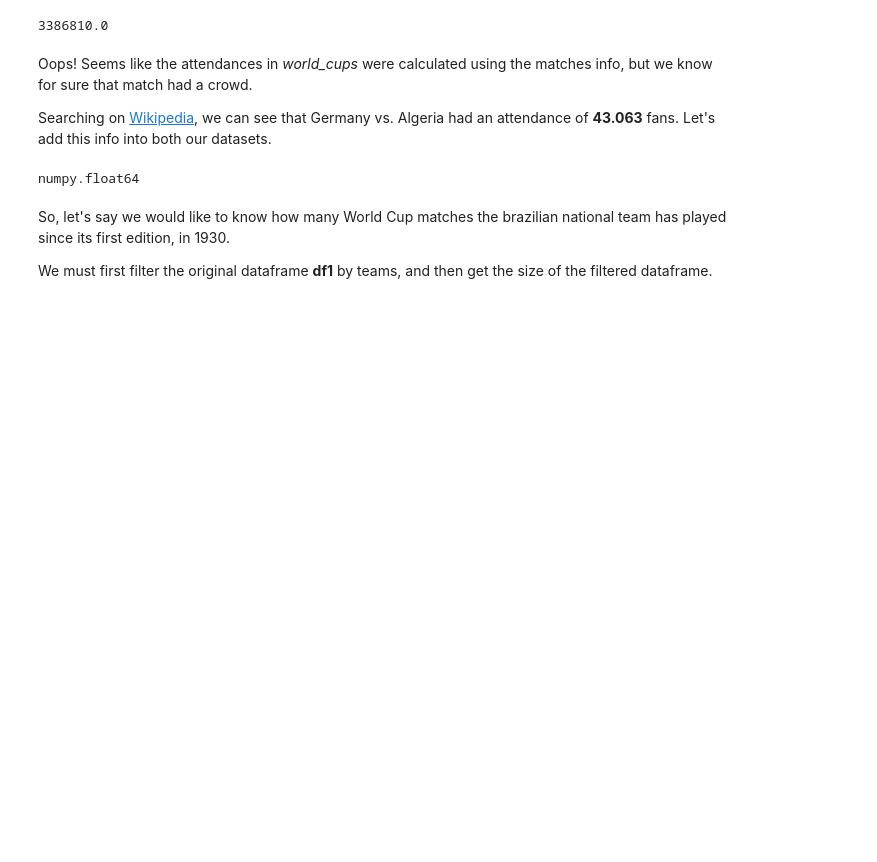
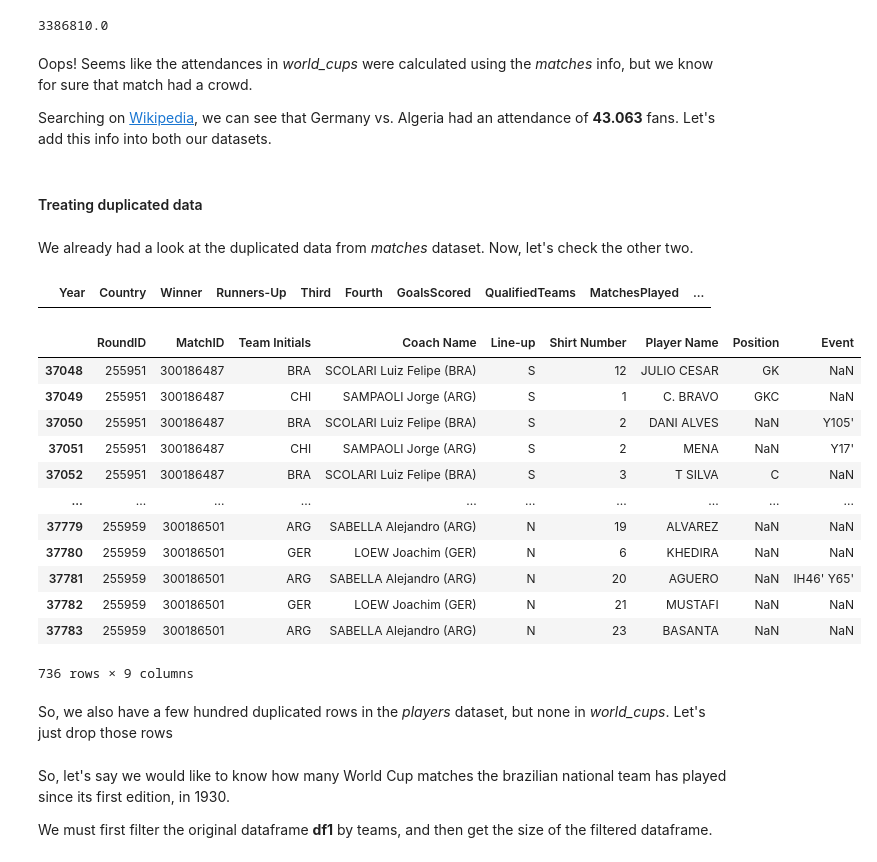
Before and after one commit to gnegrelli/paul_the_octopus, a Jupyter notebook: paul_the_octopus.ipynb, the cells around one changed output. Drawn from its saved outputs; the diff is of its cells as text; code cells hidden in the pictures; blank space fills up the shorter version.

Commit message:
Remove duplicates from datasets

```diff
--- a/paul_the_octopus.ipynb
+++ b/paul_the_octopus.ipynb
@@ -188,16 +190,39 @@ matches.groupby('Year').Attendance.sum()[2014]
 # %% [output]
 3386810.0
 # %% [markdown]
-Oops! Seems like the attendances in _world_cups_ were calculated using the matches info, but we know for sure that match had a crowd.
+Oops! Seems like the attendances in _world_cups_ were calculated using the _matches_ info, but we know for sure that match had a crowd.
 
 Searching on [Wikipedia](https://en.wikipedia.org/wiki/2014_FIFA_World_Cup?oldformat=true#Round_of_16), we can see that Germany vs. Algeria had an attendance of **43.063** fans. Let's add this info into both our datasets.
 # %%
 matches.loc[matches.Attendance.isna(), "Attendance"] = 43063
 new_overall_attendance = matches.groupby('Year').Attendance.sum()[2014]
 world_cups.loc[world_cups.Year == 2014, "Attendance"] = new_overall_attendance
-type(new_overall_attendance)
-# %% [output]
-numpy.float64
+# %% [markdown]
+#### Treating duplicated data
+# %% [markdown]
+We already had a look at the duplicated data from _matches_ dataset. Now, let's check the other two.
+# %%
+world_cups[world_cups.duplicated()]
+# %% [output]
+|  | Year | Country | Winner | Runners-Up | Third | Fourth | GoalsScored | QualifiedTeams | MatchesPlayed | ... |
+# %%
+players[players.duplicated()]
+# %% [output]
+|  | RoundID | MatchID | Team Initials | Coach Name | Line-up | Shirt Number | Player Name | Position | Event |
+| 37048 | 255951 | 300186487 | BRA | SCOLARI Luiz Felipe (BRA) | S | 12 | JULIO CESAR | GK | NaN |
+| 37049 | 255951 | 300186487 | CHI | SAMPAOLI Jorge (ARG) | S | 1 | C. BRAVO | GKC | NaN |
+| 37050 | 255951 | 300186487 | BRA | SCOLARI Luiz Felipe (BRA) | S | 2 | DANI ALVES | NaN | Y105' |
+| 37051 | 255951 | 300186487 | CHI | SAMPAOLI Jorge (ARG) | S | 2 | MENA | NaN | Y17' |
+| 37052 | 255951 | 300186487 | BRA | SCOLARI Luiz Felipe (BRA) | S | 3 | T SILVA | C | NaN |
+| ... | ... | ... | ... | ... | ... | ... | ... | ... | ... |
+| 37779 | 255959 | 300186501 | ARG | SABELLA Alejandro (ARG) | N | 19 | ALVAREZ | NaN | NaN |
+| 37780 | 255959 | 300186501 | GER | LOEW Joachim (GER) | N | 6 | KHEDIRA | NaN | NaN |
+| 37781 | 255959 | 300186501 | ARG | SABELLA Alejandro (ARG) | N | 20 | AGUERO | NaN | IH46' Y65' |
+| 37782 | 255959 | 300186501 | GER | LOEW Joachim (GER) | N | 21 | MUSTAFI | NaN | NaN |
+| 37783 | 255959 | 300186501 | ARG | SABELLA Alejandro (ARG) | N | 23 | BASANTA | NaN | NaN |
+736 rows × 9 columns
+# %% [markdown]
+So, we also have a few hundred duplicated rows in the _players_ dataset, but none in _world_cups_. Let's just drop those rows
 # %% [markdown]
 So, let's say we would like to know how many World Cup matches the brazilian national team has played since its first edition, in 1930.
 
```
Also changed, not shown: parts of 7 cells of this notebook.
